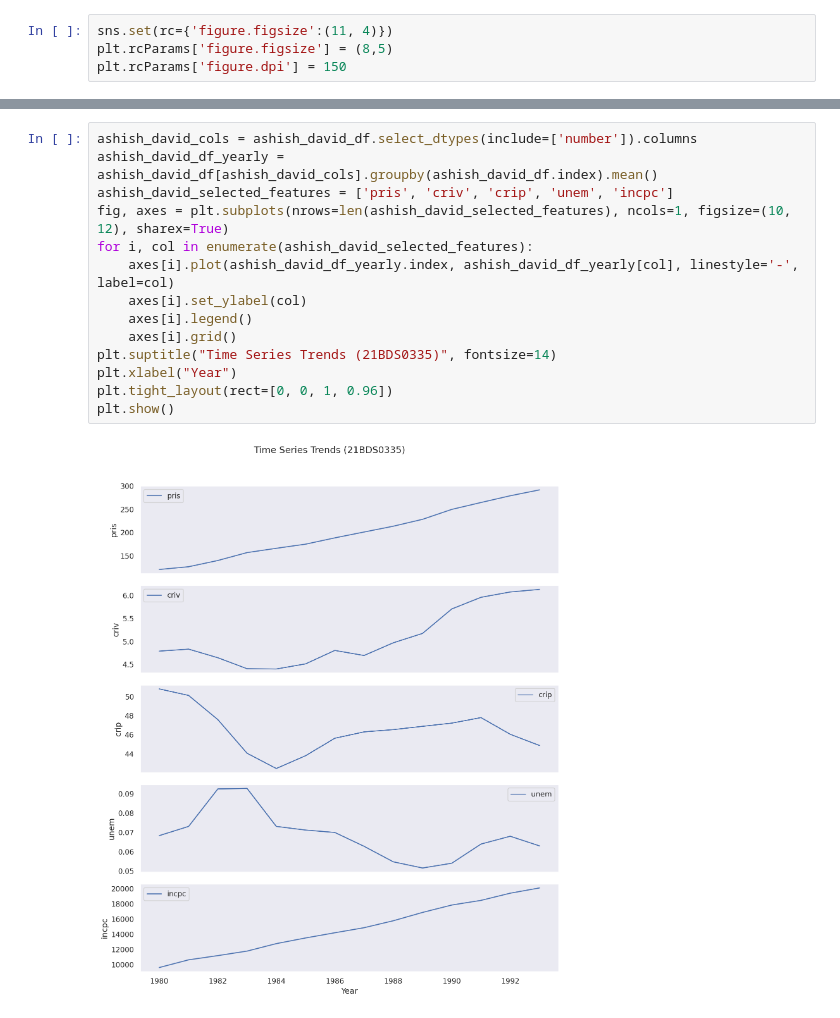
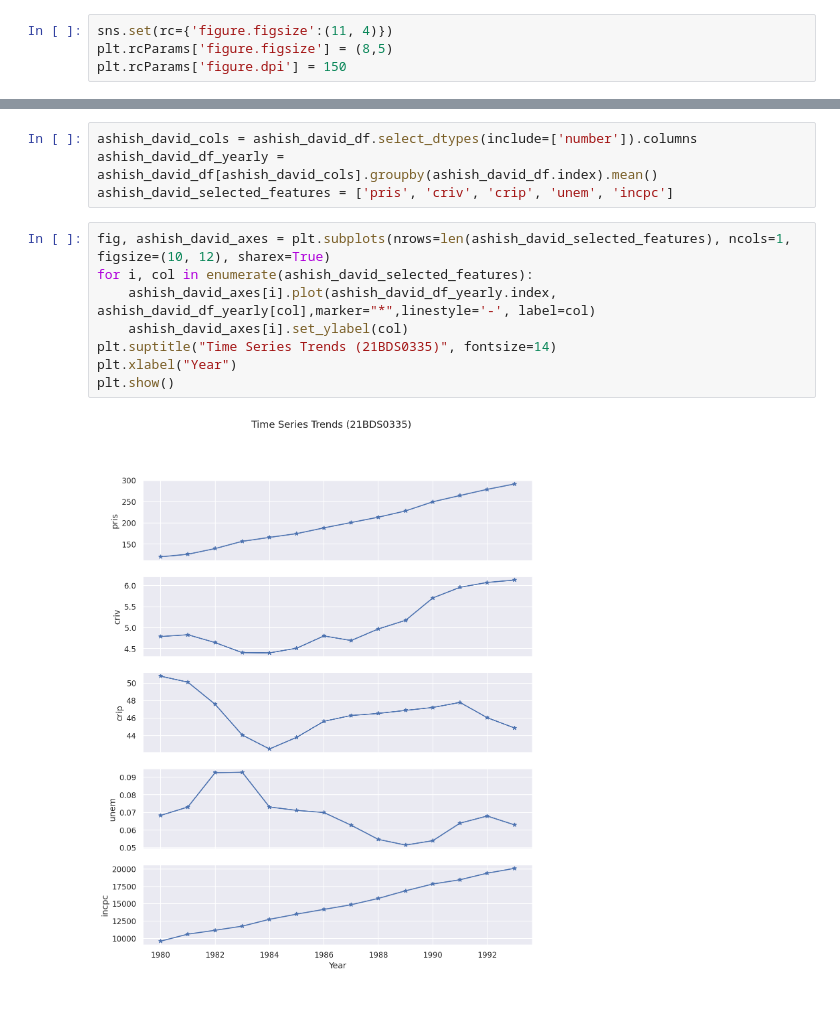
Before and after one commit to Ashish-Aaran/EDA, a Jupyter notebook: 21BDS0335.ipynb, the cells around one changed output, grey strips where cells are left out. Drawn from its saved outputs; the diff is of its cells as text.

```diff
--- a/21BDS0335.ipynb
+++ b/21BDS0335.ipynb
@@ -484,16 +542,14 @@ ashish_david_df['gincpc'].plot(marker="*",linewidth=0.25)
+# %%
+ashish_david_cols = ashish_david_df.select_dtypes(include=['number']).columns
+ashish_david_df_yearly = ashish_david_df[ashish_david_cols].groupby(ashish_david_df.index).mean()
+ashish_david_selected_features = ['pris', 'criv', 'crip', 'unem', 'incpc']
 # %%
-ashish_david_cols = ashish_david_df.select_dtypes(include=['number']).columns
-ashish_david_df_yearly = ashish_david_df[ashish_david_cols].groupby(ashish_david_df.index).mean()
-ashish_david_selected_features = ['pris', 'criv', 'crip', 'unem', 'incpc']
-fig, axes = plt.subplots(nrows=len(ashish_david_selected_features), ncols=1, figsize=(10, 12), sharex=True)
+fig, ashish_david_axes = plt.subplots(nrows=len(ashish_david_selected_features), ncols=1, figsize=(10, 12), sharex=True)
 for i, col in enumerate(ashish_david_selected_features):
-    axes[i].plot(ashish_david_df_yearly.index, ashish_david_df_yearly[col], linestyle='-', label=col)
-    axes[i].set_ylabel(col)
-    axes[i].legend()
-    axes[i].grid()
+    ashish_david_axes[i].plot(ashish_david_df_yearly.index, ashish_david_df_yearly[col],marker="*",linestyle='-', label=col)
+    ashish_david_axes[i].set_ylabel(col)
 plt.suptitle("Time Series Trends (21BDS0335)", fontsize=14)
 plt.xlabel("Year")
-plt.tight_layout(rect=[0, 0, 1, 0.96])
 plt.show()
 # %% [output]
-[figure, old version]
+[figure, new version]
```
Also changed, not shown: parts of 13 cells of this notebook.
